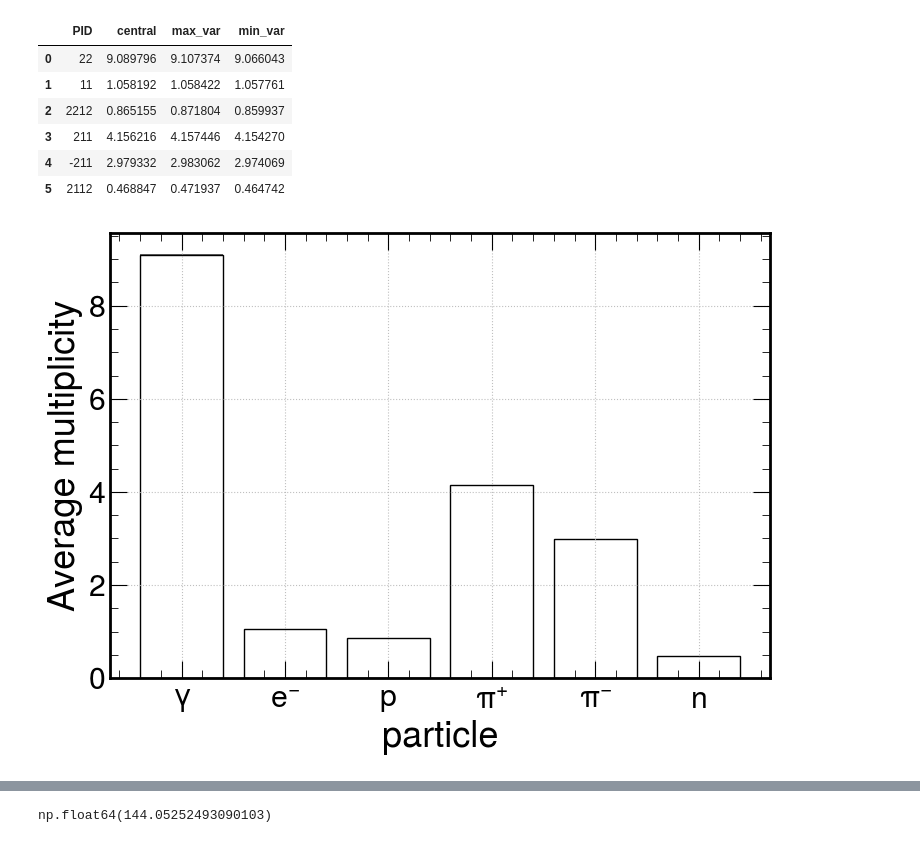
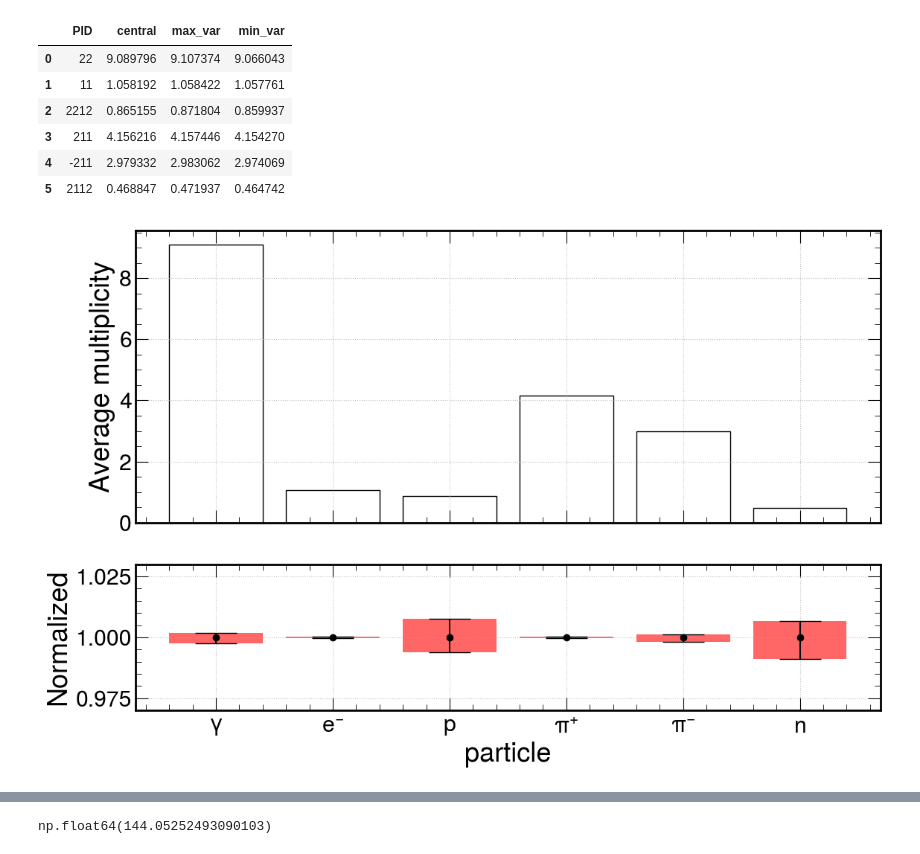
Before and after one commit to camilapramos/nuDIS_HEPMC_Analysis, a Jupyter notebook: notebooks/plots.ipynb, the cells around one changed output, grey strips where cells are left out. Cells and saved outputs as stored; diff of their text form; code cells hidden in the pictures.

Commit message:
updated multiplicity plots

```diff
--- a/notebooks/plots.ipynb
+++ b/notebooks/plots.ipynb
@@ -341,25 +341,35 @@ average_multi_filtered
 | 4 | -211 | 2.979332 | 2.983062 | 2.974069 |
 | 5 | 2112 | 0.468847 | 0.471937 | 0.464742 |
 # %%
-fig, ax = plt.subplots(figsize=(8,6))
+fig, ax = plt.subplots(nrows=2,figsize=(12,8),height_ratios=[2,1], sharex=True)
 labels = [pid_conversion.get(pid, str(pid))for pid in average_multi_filtered["PID"]]
 
 y_vals = average_multi_filtered["central"]
 y_max = average_multi_filtered["max_var"]
 y_min = average_multi_filtered["min_var"]
 
-plt.bar(labels, y_vals, color="white", edgecolor="black")
-plt.bar(x=labels, height=y_max-y_min, bottom=y_min,
+ax[0].bar(labels, y_vals, color="white", edgecolor="black")
+ax[0].bar(x=labels, height=y_max-y_min, bottom=y_min,
         align='center', zorder=-1, alpha=0.6, linewidth=2.0, color="black")
 
-plt.grid()
-plt.xlabel("particle", loc="center")
-plt.ylabel("Average multiplicity", loc="center")
+ax[0].set_ylabel("Average multiplicity", loc="center")
+ax[0].grid()
+
+# ax[1].barh(labels, y_vals/y_vals, color="white", edgecolor="black")
+ax[1].bar(labels, height=(y_max-y_min)/y_vals, bottom=y_min/y_vals, alpha=0.6, color="red")
+ax[1].errorbar(x=labels, y=y_vals/y_vals, yerr=[(y_vals-y_min)/y_vals, (y_max-y_vals)/y_vals],
+               capsize=20,ls='', marker='o',color='black')
+
+
+ax[1].set_ylabel("Normalized", loc="center")
+ax[1].set_xlabel("particle", loc="center")
+ax[1].set_ylim(0.97,1.03)
+ax[1].grid()
 
 plt.tight_layout()
 plt.show()
 # %% [output]
-[figure, old version]
+[figure, new version]
 # %%
 # same thing, but for all PDGs in the events
 rows = []
```
Also changed, not shown: parts of 11 cells of this notebook, 2 other files.
